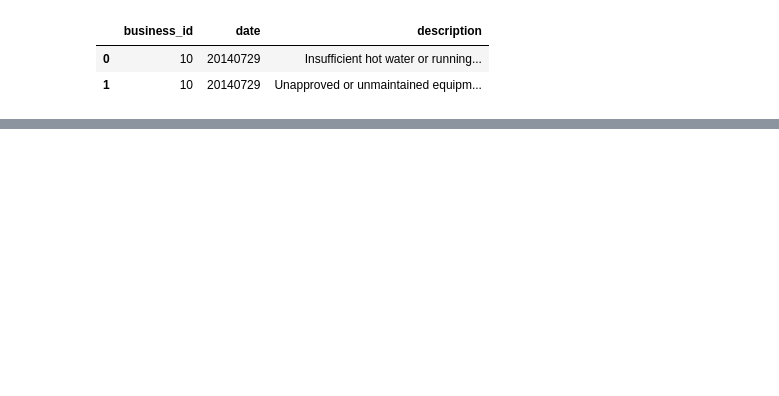
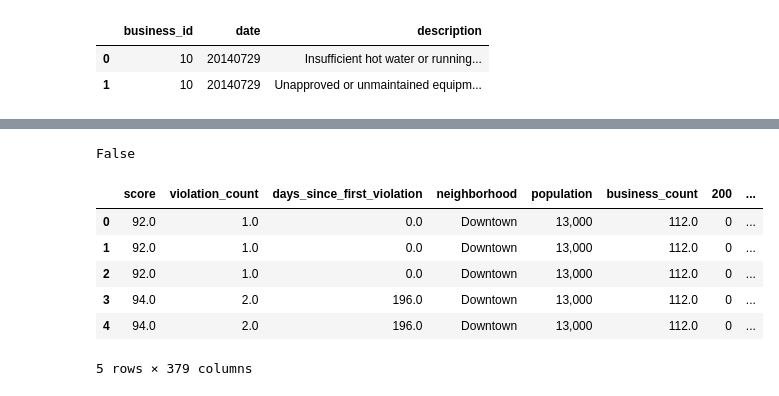
Before and after one commit to vnessified/DSI-SF-2-vnessified, a Jupyter notebook: projects/project-04/project-4-regression.ipynb, the cells around one changed output, grey strips where cells are left out. Saved outputs shown, nothing was run; the diff lists cells and outputs as text; code cells hidden in the pictures; blank space fills up the shorter version.

```diff
--- a/projects/project-04/project-4-regression.ipynb
+++ b/projects/project-04/project-4-regression.ipynb
@@ -155,3 +432,21 @@ Index([u'business_id', u'score', u'date', u'type', u'violation_count',
+# %%
+yelp = violations_parsed.drop(['business_id', 'date', 'type', 'name', 'address', 'city', 'state',\
+                               'postal_code', 'latitude','longitude', 'phone_number', 'polygon', \
+                               'score_code', 'description'], axis=1)
+# %%
+yelp.isnull().values.any()
+# %% [output]
+False
+# %%
+yelp.head()
+# %% [output]
+|  | score | violation_count | days_since_first_violation | neighborhood | population | business_count | 200 | ... |
+| 0 | 92.0 | 1.0 | 0.0 | Downtown | 13,000 | 112.0 | 0 | ... |
+| 1 | 92.0 | 1.0 | 0.0 | Downtown | 13,000 | 112.0 | 0 | ... |
+| 2 | 92.0 | 1.0 | 0.0 | Downtown | 13,000 | 112.0 | 0 | ... |
+| 3 | 94.0 | 2.0 | 196.0 | Downtown | 13,000 | 112.0 | 0 | ... |
+| 4 | 94.0 | 2.0 | 196.0 | Downtown | 13,000 | 112.0 | 0 | ... |
+5 rows × 379 columns
 # %% [markdown]
 <img src="http://imgur.com/l5NasQj.png" style="float: left; margin: 25px 15px 0px 0px; height: 25px">
 
```
Also changed, not shown: parts of 52 cells of this notebook.
